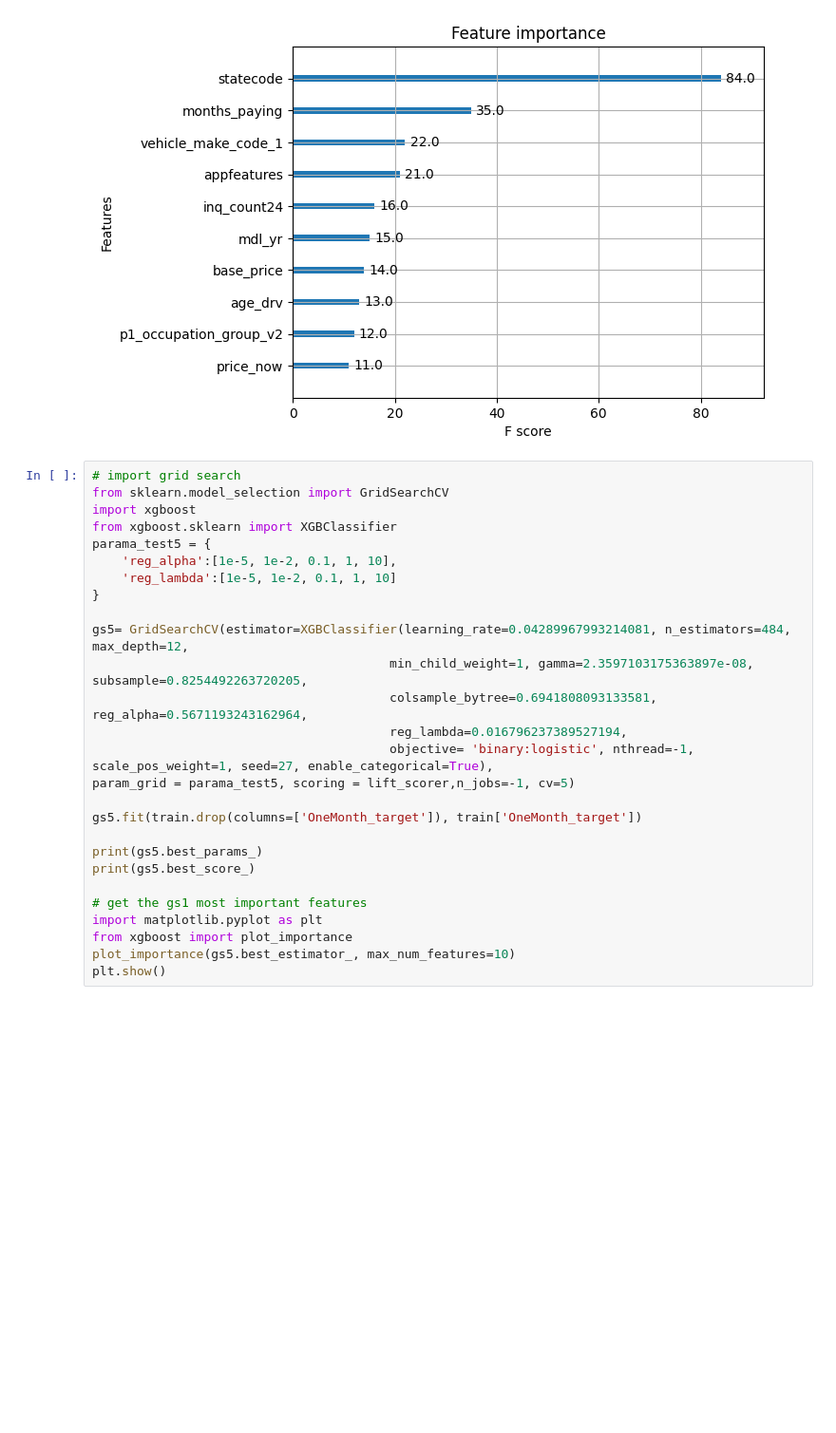
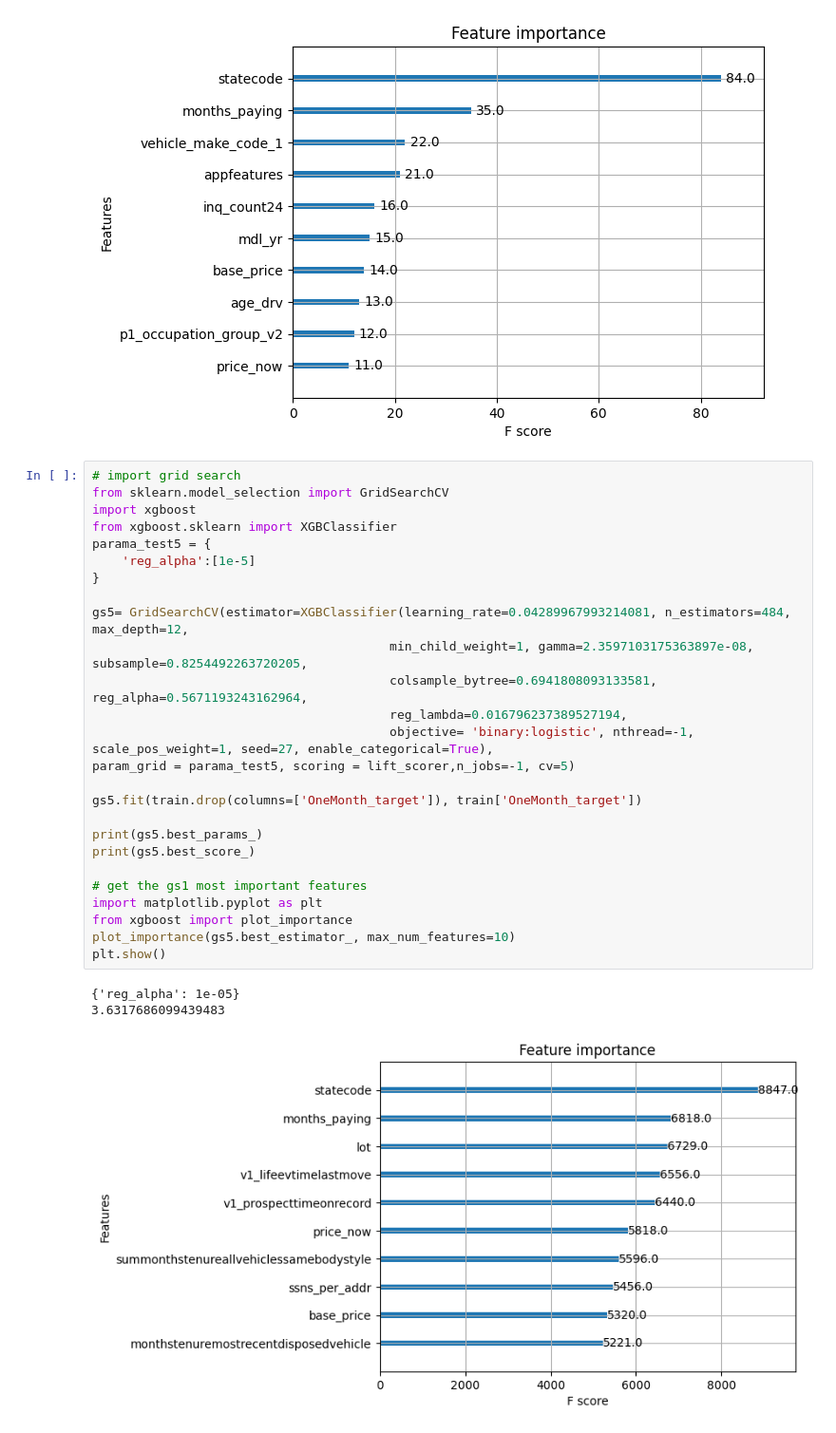
Before and after one commit to HardyChenRisk/ChurnRefit, a Jupyter notebook: Boosting.ipynb, the cells around one changed output. Shown: that part at 95% size. Saved outputs shown, nothing was run; the diff lists cells and outputs as text; blank space fills up the shorter version.

```diff
--- a/Boosting.ipynb
+++ b/Boosting.ipynb
@@ -478,27 +482,30 @@ plt.show()
 # %%
 # import grid search
 from sklearn.model_selection import GridSearchCV
 import xgboost
 from xgboost.sklearn import XGBClassifier
 parama_test5 = {
-    'reg_alpha':[1e-5, 1e-2, 0.1, 1, 10],
-    'reg_lambda':[1e-5, 1e-2, 0.1, 1, 10]
+    'reg_alpha':[1e-5]
 }
 
 gs5= GridSearchCV(estimator=XGBClassifier(learning_rate=0.04289967993214081, n_estimators=484, max_depth=12,
                                         min_child_weight=1, gamma=2.3597103175363897e-08, subsample=0.8254492263720205,
                                         colsample_bytree=0.6941808093133581, reg_alpha=0.5671193243162964,
                                         reg_lambda=0.016796237389527194,
                                         objective= 'binary:logistic', nthread=-1, scale_pos_weight=1, seed=27, enable_categorical=True),
 param_grid = parama_test5, scoring = lift_scorer,n_jobs=-1, cv=5)
 
 gs5.fit(train.drop(columns=['OneMonth_target']), train['OneMonth_target'])
 
 print(gs5.best_params_)
 print(gs5.best_score_)
 
 # get the gs1 most important features
 import matplotlib.pyplot as plt
 from xgboost import plot_importance
 plot_importance(gs5.best_estimator_, max_num_features=10)
 plt.show()
+# %% [output]
+{'reg_alpha': 1e-05}
+3.6317686099439483
+[figure, added]
```
Also changed, not shown: parts of 6 cells of this notebook, 2 other files.
